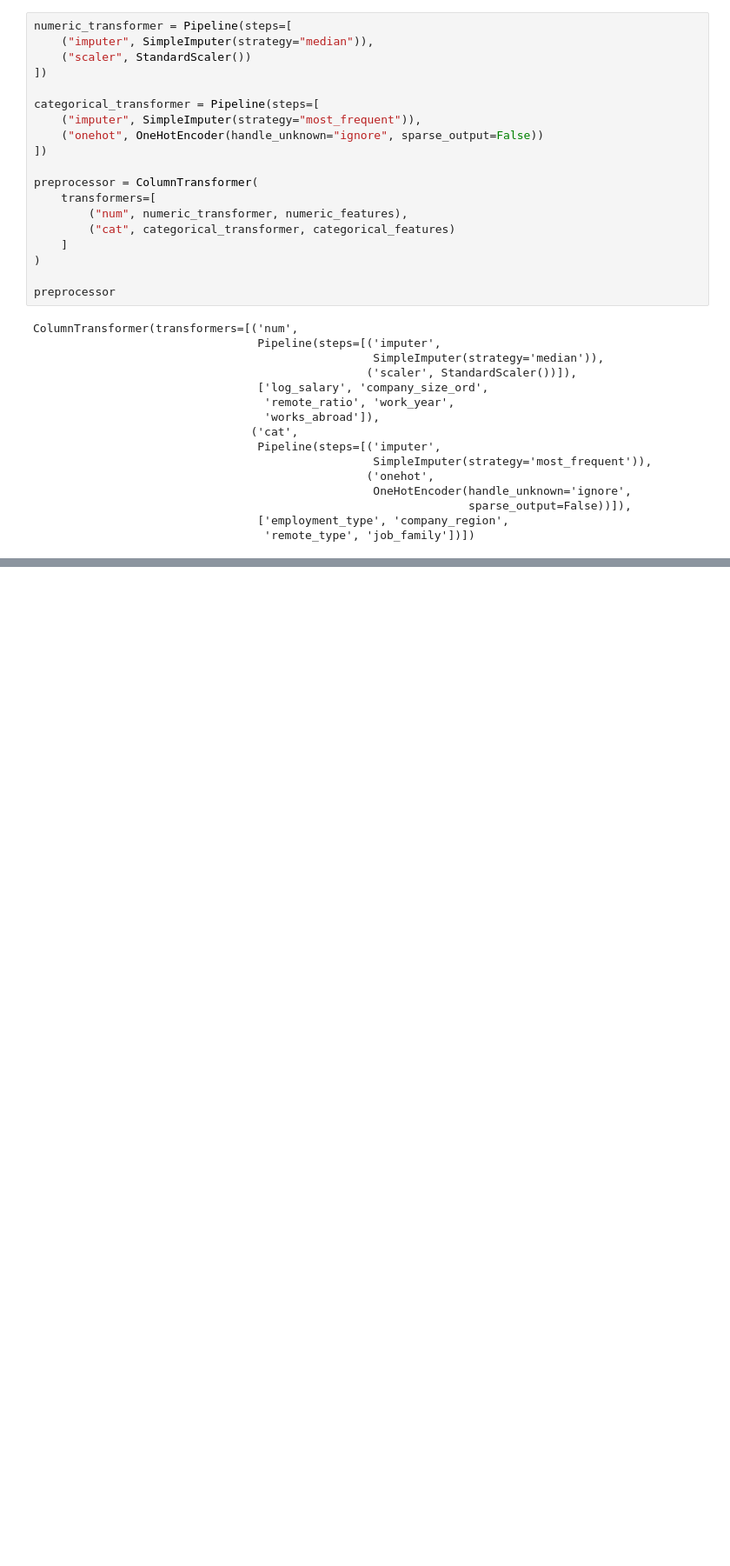
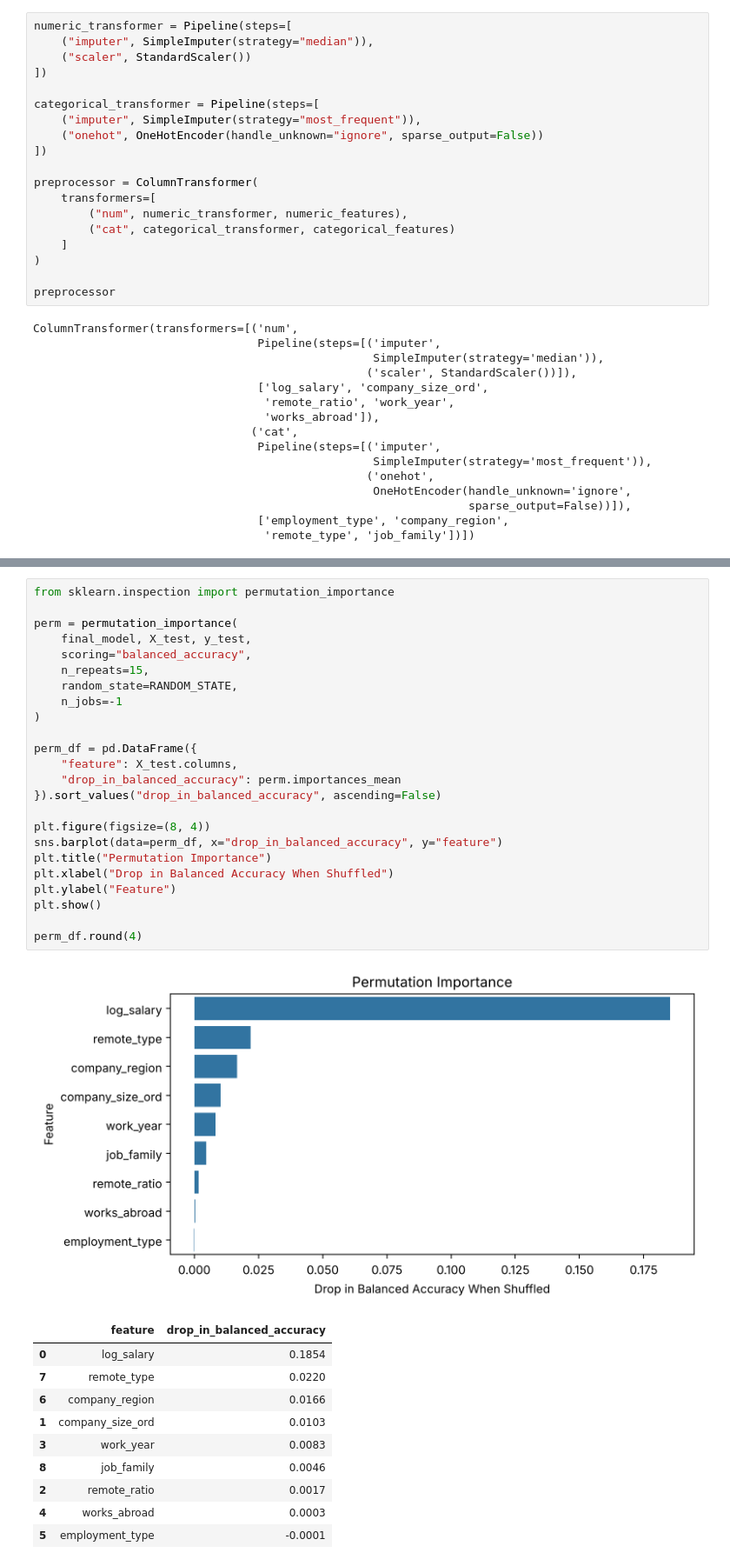
Before and after one commit to apalicepark/TCG_DSML_PRIMER, a Jupyter notebook: TCG_ML_PRIMER.ipynb, the cells around one changed output, grey strips where cells are left out. Shown at 87% size. Cells and saved outputs as stored; diff of their text form; blank space fills up the shorter version.

```diff
--- a/TCG_ML_PRIMER.ipynb
+++ b/TCG_ML_PRIMER.ipynb
@@ -1000,0 +1045,36 @@ By this point you would have completed the entire ML process end-to-end! At this
+# %%
+from sklearn.inspection import permutation_importance
+
+perm = permutation_importance(
+    final_model, X_test, y_test,
+    scoring="balanced_accuracy",
+    n_repeats=15,
+    random_state=RANDOM_STATE,
+    n_jobs=-1
+)
+
+perm_df = pd.DataFrame({
+    "feature": X_test.columns,
+    "drop_in_balanced_accuracy": perm.importances_mean
+}).sort_values("drop_in_balanced_accuracy", ascending=False)
+
+plt.figure(figsize=(8, 4))
+sns.barplot(data=perm_df, x="drop_in_balanced_accuracy", y="feature")
+plt.title("Permutation Importance")
+plt.xlabel("Drop in Balanced Accuracy When Shuffled")
+plt.ylabel("Feature")
+plt.show()
+
+perm_df.round(4)
+# %% [output]
+[figure, added]
+|  | feature | drop_in_balanced_accuracy |
+| 0 | log_salary | 0.1854 |
+| 7 | remote_type | 0.0220 |
+| 6 | company_region | 0.0166 |
+| 1 | company_size_ord | 0.0103 |
+| 3 | work_year | 0.0083 |
+| 8 | job_family | 0.0046 |
+| 2 | remote_ratio | 0.0017 |
+| 4 | works_abroad | 0.0003 |
+| 5 | employment_type | -0.0001 |
```
Also changed, not shown: parts of 58 cells of this notebook.
